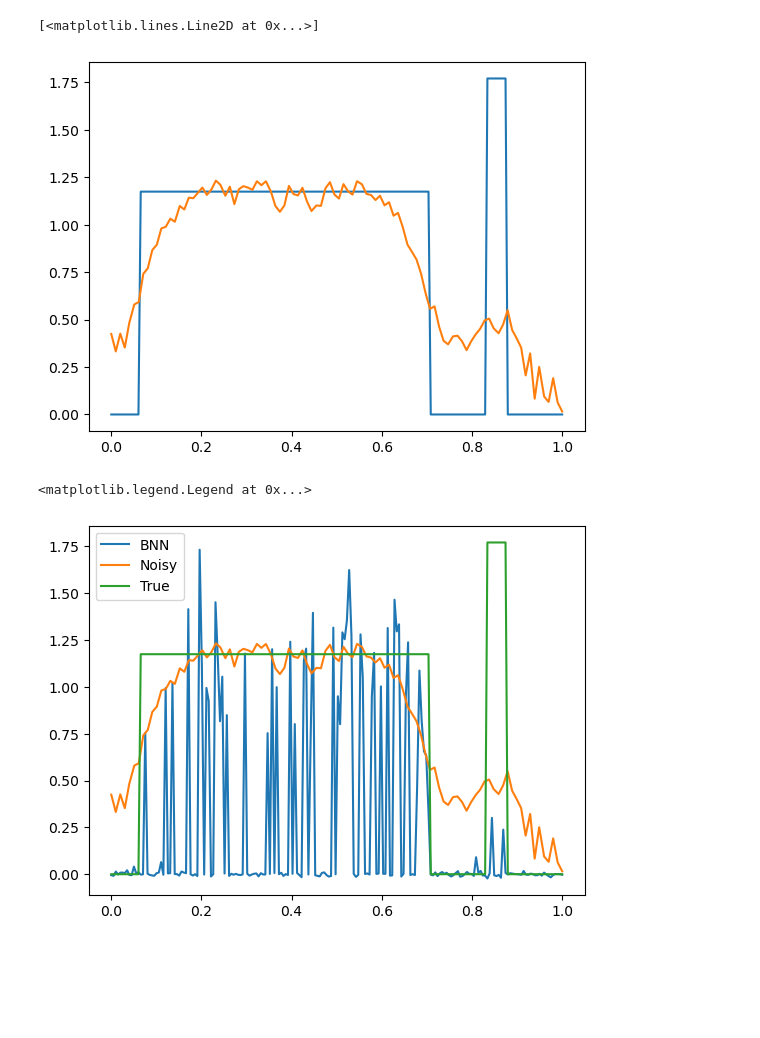
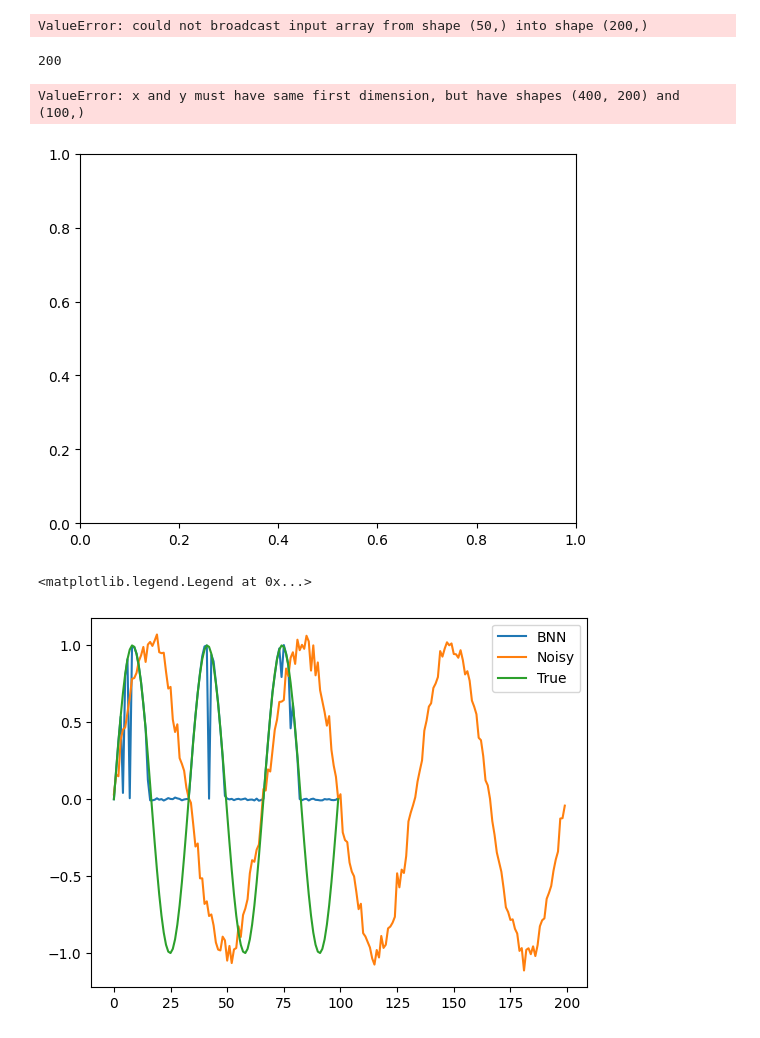
Before and after one commit to akseliekseli/Bayesian-Neural-Networks-with-Stochastic-Variational-Inference-in-Inverse-Problems, a Jupyter notebook: codes/input_output_pairs/input_output_bnn.ipynb, the cells around one changed output. Saved outputs shown, nothing was run; the diff lists cells and outputs as text; code cells hidden in the pictures; blank space fills up the shorter version.

```diff
--- a/codes/input_output_pairs/input_output_bnn.ipynb
+++ b/codes/input_output_pairs/input_output_bnn.ipynb
@@ -14,13 +14,13 @@ from pyro.nn import PyroModule, PyroSample
 # %%
 # Parameters
 T = 0.05
-N = 100
+N = 200
 domain = [0, 1]
 sigma_noise = 0.05
 mu_u = -1
 sigma_2_u = 0.05**2
 
-n = 2*N
+n = int(0.5*N)
 t = np.linspace(domain[0],domain[1], N)
 t = np.round(t, 3)
 d_k = 40
@@ -62,12 +62,18 @@ for ii in range(0, n_datasize):
 
     # Create y_data with noise
     y_data[ii, :] = f + np.random.normal(0, sigma_noise, f.shape)
+# %% [output]
+ValueError: could not broadcast input array from shape (50,) into shape (200,)
+# %%
+N
+# %% [output]
+200
 # %%
 plt.plot(x, dataset[0, :])
 plt.plot(t, y_data[0, :])
 # %% [output]
-[<matplotlib.lines.Line2D at 0x...>]
+ValueError: x and y must have same first dimension, but have shapes (400, 200) and (100,)
-[figure, old version]
+[figure, new version]
 # %%
 import pyro
 import pyro.distributions as dist
@@ -81,13 +87,13 @@ class BNN(PyroModule):
     def __init__(self, h1, h2):
         super().__init__()
         self.fc1 = PyroModule[nn.Linear](h1, h2)
-        self.fc1.weight = PyroSample(dist.Normal(0., 0.05).expand([h2, h1]).to_event(2))
+        self.fc1.weight = PyroSample(dist.Normal(0.5, 0.5).expand([h2, h1]).to_event(2))
         self.fc1.bias = PyroSample(dist.Normal(0., 1.).expand([h2]).to_event(1))
 
         #self.fc1 = nn.Linear(h1, h2)
 
         self.fc2 = PyroModule[nn.Linear](h1, h2)
-        self.fc2.weight = PyroSample(dist.Normal(0., 1.).expand([h2, h1]).to_event(2))
+        self.fc2.weight = PyroSample(dist.Normal(0.5, 0.5).expand([h2, h2]).to_event(2))
         self.fc2.bias = PyroSample(dist.Normal(0., 1.).expand([h2]).to_event(1))
 
         self.relu = nn.ReLU()
@@ -95,13 +101,13 @@ class BNN(PyroModule):
     def forward(self, x, y=None):
 
         x = x#.reshape(-1, 1)
-        #x = self.relu(self.fc1(x))
-        #x = self.relu(self.fc2(x))
-        mu = self.fc1(x)#.squeeze()
-        mu = self.relu(mu)
+
+        x = self.relu(self.fc1(x))#.squeeze()
+        #mu = self.relu(self.fc2(x))
+        mu = x
         sigma = pyro.sample("sigma", dist.Uniform(0., 0.05))
 
-        with pyro.plate("data", 200):
+        with pyro.plate("data", 100):
             obs = pyro.sample("obs", dist.Normal(mu, sigma), obs=y)
 
         return mu
@@ -114,7 +120,7 @@ pyro.set_rng_seed(42)
 nuts_kernel = pyro.infer.NUTS(bnn_model, jit_compile=True)
 
 # Define MCMC sampler, get 50 posterior samples
-bnn_mcmc = pyro.infer.MCMC(nuts_kernel, num_samples=40)
+bnn_mcmc = pyro.infer.MCMC(nuts_kernel, num_samples=100)
 
 # Convert data to PyTorch tensors
 x_train = torch.from_numpy(y_data).float()
@@ -128,11 +134,11 @@ predictive = pyro.infer.Predictive(model=bnn_model, posterior_samples=bnn_mcmc.g
 x_test = torch.linspace(domain[0], domain[1], 100)
 preds = predictive(x_train[0,:])
 # %%
-plt.plot(x, torch.mean(preds['obs'], axis=0))
-plt.plot(t, x_train[0,:])
-plt.plot(x, y_train[0, :])
+plt.plot(torch.mean(preds['obs'], axis=0))
+plt.plot(x_train[0,:])
+plt.plot(y_train[0, :])
 
 plt.legend(['BNN', 'Noisy', 'True'])
 # %% [output]
 <matplotlib.legend.Legend at 0x...>
-[figure, old version]
+[figure, new version]
```
